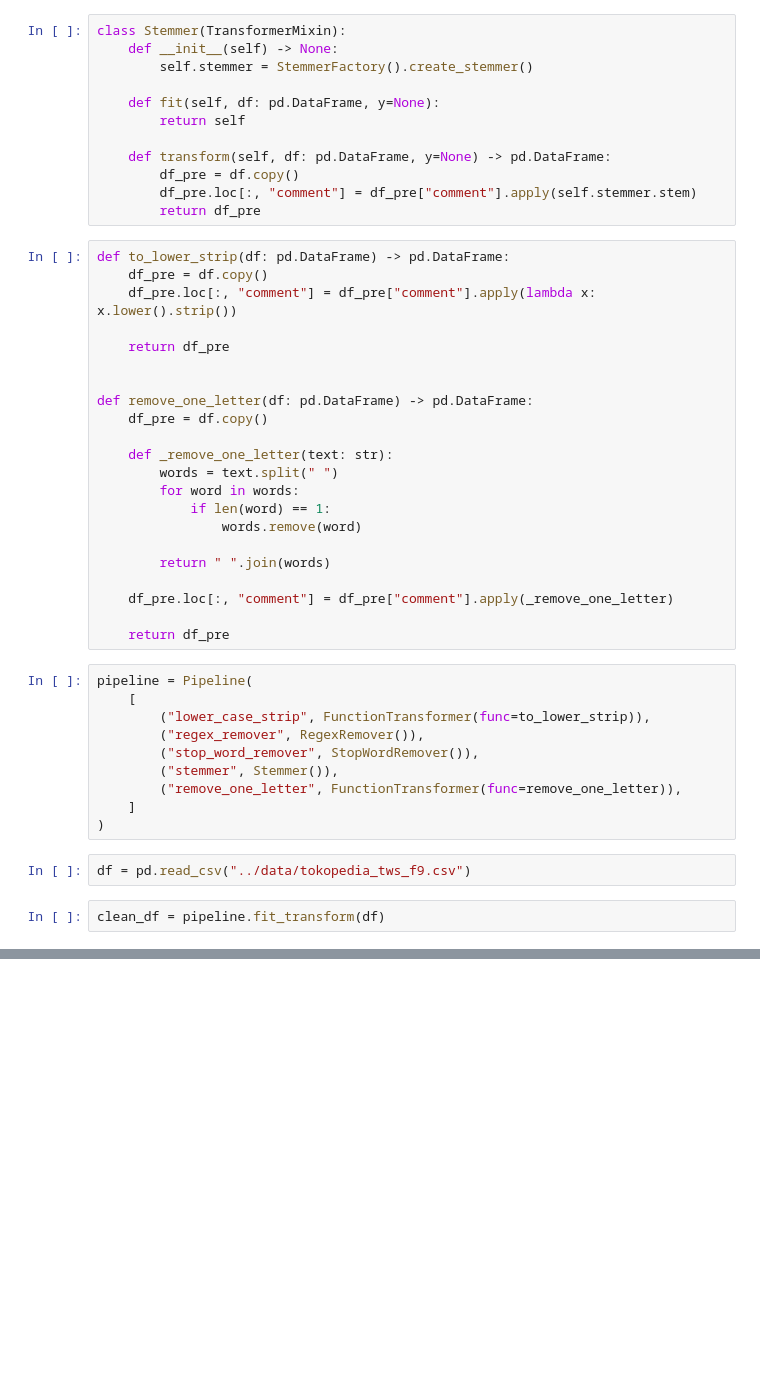
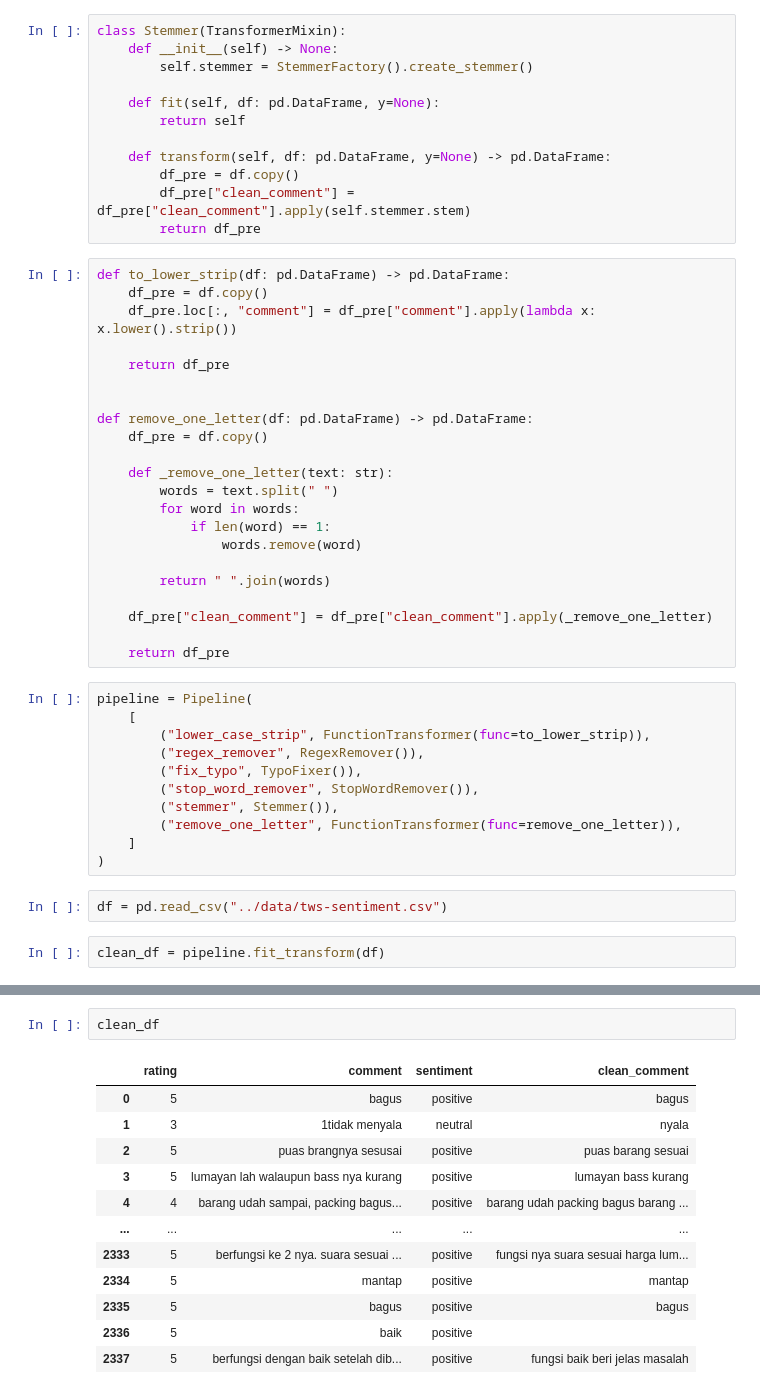
Before and after one commit to JordanMarcelino/sentiment-analysis-tws-tokped, a Jupyter notebook: notebook/2.0-text-preprocessing.ipynb, the cells around one changed output, grey strips where cells are left out. Saved outputs shown, nothing was run; the diff lists cells and outputs as text; blank space fills up the shorter version.

```diff
--- a/notebook/2.0-text-preprocessing.ipynb
+++ b/notebook/2.0-text-preprocessing.ipynb
@@ -53,7 +94,7 @@ class Stemmer(TransformerMixin):
 
     def transform(self, df: pd.DataFrame, y=None) -> pd.DataFrame:
         df_pre = df.copy()
-        df_pre.loc[:, "comment"] = df_pre["comment"].apply(self.stemmer.stem)
+        df_pre["clean_comment"] = df_pre["clean_comment"].apply(self.stemmer.stem)
         return df_pre
 # %%
 def to_lower_strip(df: pd.DataFrame) -> pd.DataFrame:
@@ -74,7 +115,7 @@ def remove_one_letter(df: pd.DataFrame) -> pd.DataFrame:
 
         return " ".join(words)
 
-    df_pre.loc[:, "comment"] = df_pre["comment"].apply(_remove_one_letter)
+    df_pre["clean_comment"] = df_pre["clean_comment"].apply(_remove_one_letter)
 
     return df_pre
 # %%
@@ -82,12 +123,13 @@ pipeline = Pipeline(
     [
         ("lower_case_strip", FunctionTransformer(func=to_lower_strip)),
         ("regex_remover", RegexRemover()),
+        ("fix_typo", TypoFixer()),
         ("stop_word_remover", StopWordRemover()),
         ("stemmer", Stemmer()),
         ("remove_one_letter", FunctionTransformer(func=remove_one_letter)),
     ]
 )
 # %%
-df = pd.read_csv("../data/tokopedia_tws_f9.csv")
+df = pd.read_csv("../data/tws-sentiment.csv")
 # %%
 clean_df = pipeline.fit_transform(df)
@@ -97,0 +136,15 @@ clean_df.loc[93]["comment"]
+# %%
+clean_df
+# %% [output]
+|  | rating | comment | sentiment | clean_comment |
+| 0 | 5 | bagus | positive | bagus |
+| 1 | 3 | 1tidak menyala | neutral | nyala |
+| 2 | 5 | puas brangnya sesusai | positive | puas barang sesuai |
+| 3 | 5 | lumayan lah walaupun bass nya kurang | positive | lumayan bass kurang |
+| 4 | 4 | barang udah sampai, packing bagus... | positive | barang udah packing bagus barang ... |
+| ... | ... | ... | ... | ... |
+| 2333 | 5 | berfungsi ke 2 nya. suara sesuai ... | positive | fungsi nya suara sesuai harga lum... |
+| 2334 | 5 | mantap | positive | mantap |
+| 2335 | 5 | bagus | positive | bagus |
+| 2336 | 5 | baik | positive |  |
+| 2337 | 5 | berfungsi dengan baik setelah dib... | positive | fungsi baik beri jelas masalah |
```
Also changed, not shown: parts of 7 cells of this notebook, 3 other files.
